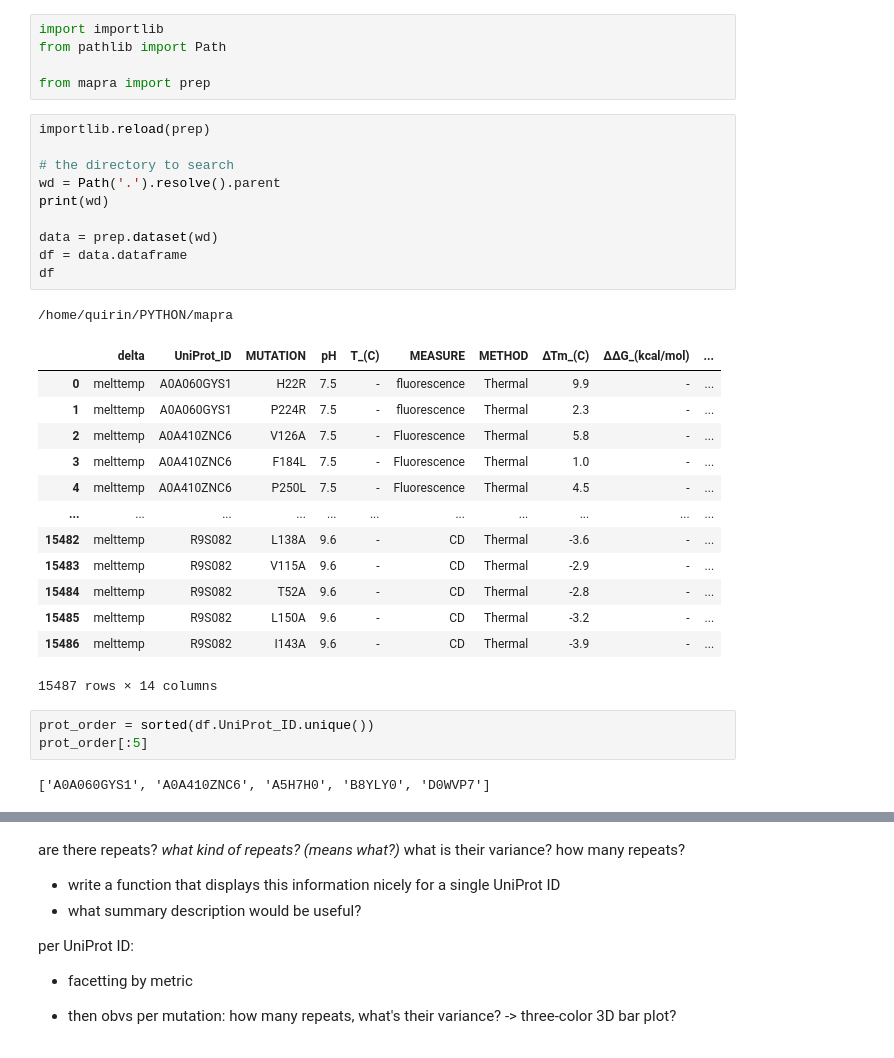
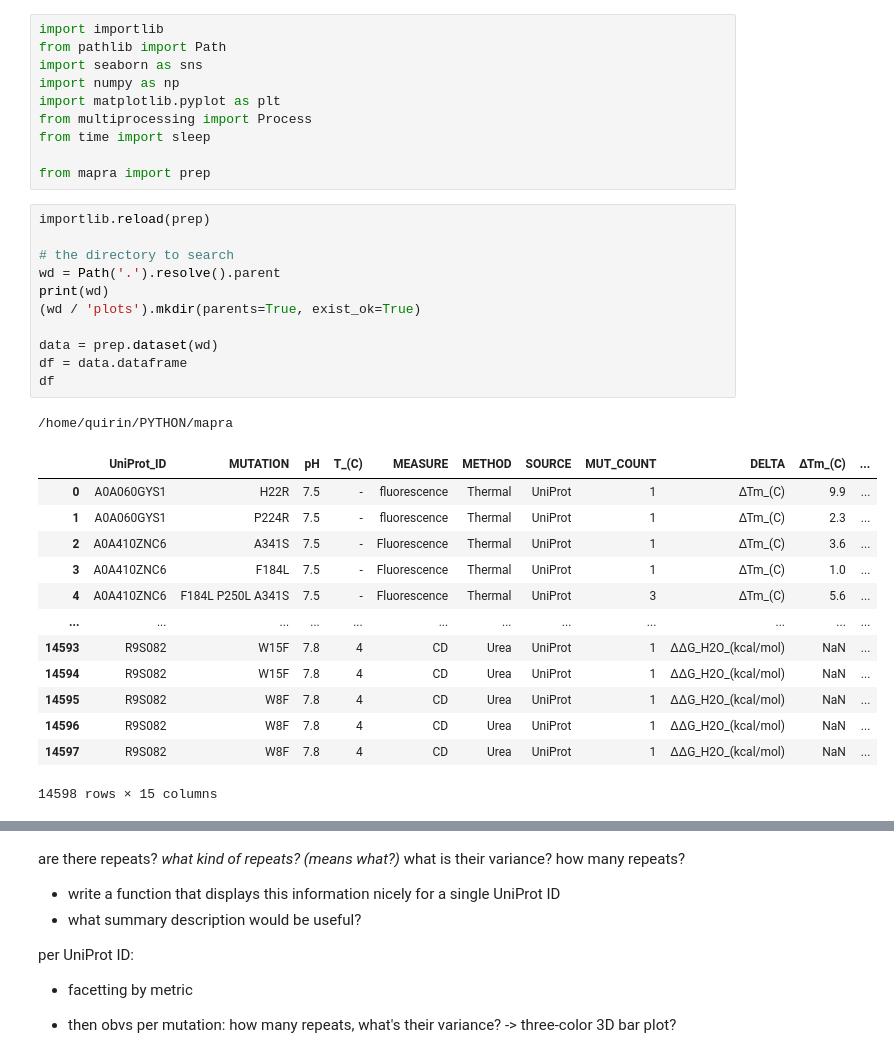
Before and after one commit to lkndl/mapra, a Jupyter notebook: mapra/dataset_intro.ipynb, the cells around one changed output, grey strips where cells are left out. Cells and saved outputs as stored; diff of their text form.

```diff
--- a/mapra/dataset_intro.ipynb
+++ b/mapra/dataset_intro.ipynb
@@ -1,35 +1,36 @@
 # %%
 import importlib
 from pathlib import Path
+import seaborn as sns
+import numpy as np
+import matplotlib.pyplot as plt
+from multiprocessing import Process
+from time import sleep
 
 from mapra import prep
 # %%
 importlib.reload(prep)
 
 # the directory to search
 wd = Path('.').resolve().parent
 print(wd)
+(wd / 'plots').mkdir(parents=True, exist_ok=True)
 
 data = prep.dataset(wd)
 df = data.dataframe
 df
 # %% [output]
 /home/quirin/PYTHON/mapra
-|  | delta | UniProt_ID | MUTATION | pH | T_(C) | MEASURE | METHOD | ∆Tm_(C) | ∆∆G_(kcal/mol) | ... |
-| 0 | melttemp | A0A060GYS1 | H22R | 7.5 | - | fluorescence | Thermal | 9.9 | - | ... |
-| 1 | melttemp | A0A060GYS1 | P224R | 7.5 | - | fluorescence | Thermal | 2.3 | - | ... |
-| 2 | melttemp | A0A410ZNC6 | V126A | 7.5 | - | Fluorescence | Thermal | 5.8 | - | ... |
-| 3 | melttemp | A0A410ZNC6 | F184L | 7.5 | - | Fluorescence | Thermal | 1.0 | - | ... |
-| 4 | melttemp | A0A410ZNC6 | P250L | 7.5 | - | Fluorescence | Thermal | 4.5 | - | ... |
-| ... | ... | ... | ... | ... | ... | ... | ... | ... | ... | ... |
-| 15482 | melttemp | R9S082 | L138A | 9.6 | - | CD | Thermal | -3.6 | - | ... |
-| 15483 | melttemp | R9S082 | V115A | 9.6 | - | CD | Thermal | -2.9 | - | ... |
-| 15484 | melttemp | R9S082 | T52A | 9.6 | - | CD | Thermal | -2.8 | - | ... |
-| 15485 | melttemp | R9S082 | L150A | 9.6 | - | CD | Thermal | -3.2 | - | ... |
-| 15486 | melttemp | R9S082 | I143A | 9.6 | - | CD | Thermal | -3.9 | - | ... |
+|  | UniProt_ID | MUTATION | pH | T_(C) | MEASURE | METHOD | SOURCE | MUT_COUNT | DELTA | ∆Tm_(C) | ... |
+| 0 | A0A060GYS1 | H22R | 7.5 | - | fluorescence | Thermal | UniProt | 1 | ∆Tm_(C) | 9.9 | ... |
+| 1 | A0A060GYS1 | P224R | 7.5 | - | fluorescence | Thermal | UniProt | 1 | ∆Tm_(C) | 2.3 | ... |
+| 2 | A0A410ZNC6 | A341S | 7.5 | - | Fluorescence | Thermal | UniProt | 1 | ∆Tm_(C) | 3.6 | ... |
+| 3 | A0A410ZNC6 | F184L | 7.5 | - | Fluorescence | Thermal | UniProt | 1 | ∆Tm_(C) | 1.0 | ... |
+| 4 | A0A410ZNC6 | F184L P250L A341S | 7.5 | - | Fluorescence | Thermal | UniProt | 3 | ∆Tm_(C) | 5.6 | ... |
+| ... | ... | ... | ... | ... | ... | ... | ... | ... | ... | ... | ... |
+| 14593 | R9S082 | W15F | 7.8 | 4 | CD | Urea | UniProt | 1 | ∆∆G_H2O_(kcal/mol) | NaN | ... |
+| 14594 | R9S082 | W15F | 7.8 | 4 | CD | Urea | UniProt | 1 | ∆∆G_H2O_(kcal/mol) | NaN | ... |
+| 14595 | R9S082 | W8F | 7.8 | 4 | CD | Urea | UniProt | 1 | ∆∆G_H2O_(kcal/mol) | NaN | ... |
+| 14596 | R9S082 | W8F | 7.8 | 4 | CD | Urea | UniProt | 1 | ∆∆G_H2O_(kcal/mol) | NaN | ... |
+| 14597 | R9S082 | W8F | 7.8 | 4 | CD | Urea | UniProt | 1 | ∆∆G_H2O_(kcal/mol) | NaN | ... |
-15487 rows × 14 columns
+14598 rows × 15 columns
-# %%
-prot_order = sorted(df.UniProt_ID.unique())
-prot_order[:5]
-# %% [output]
-['A0A060GYS1', 'A0A410ZNC6', 'A5H7H0', 'B8YLY0', 'D0WVP7']
```
Also changed, not shown: parts of 13 cells of this notebook, 12 other files.
